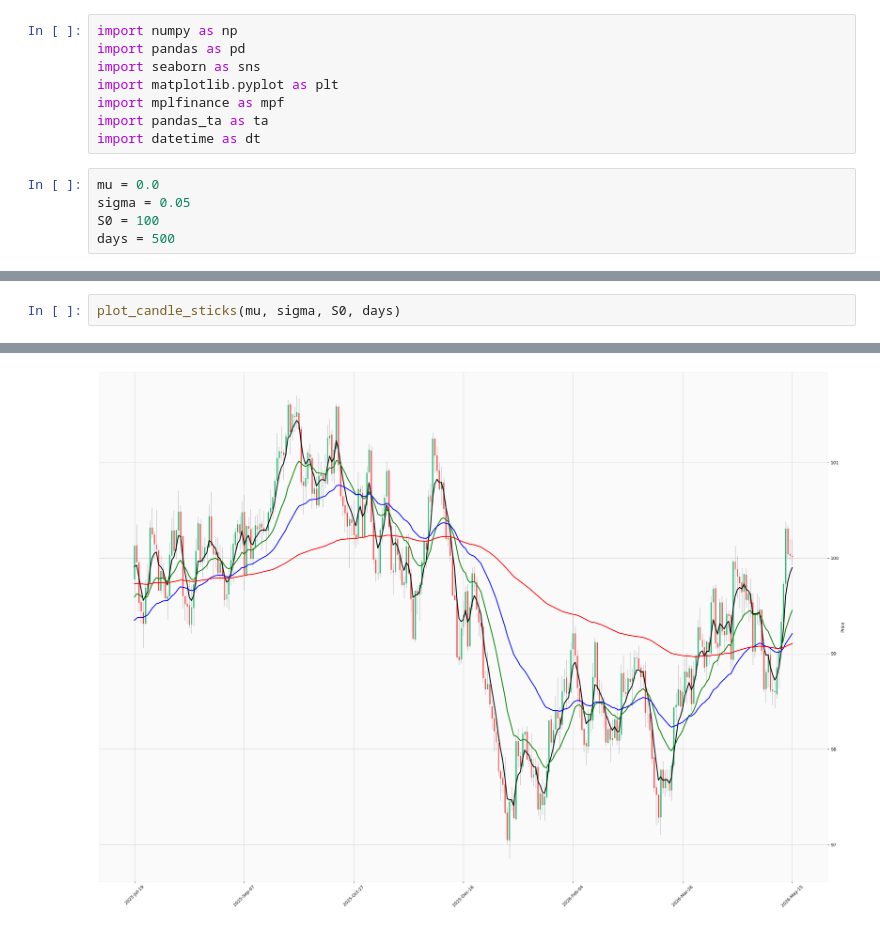
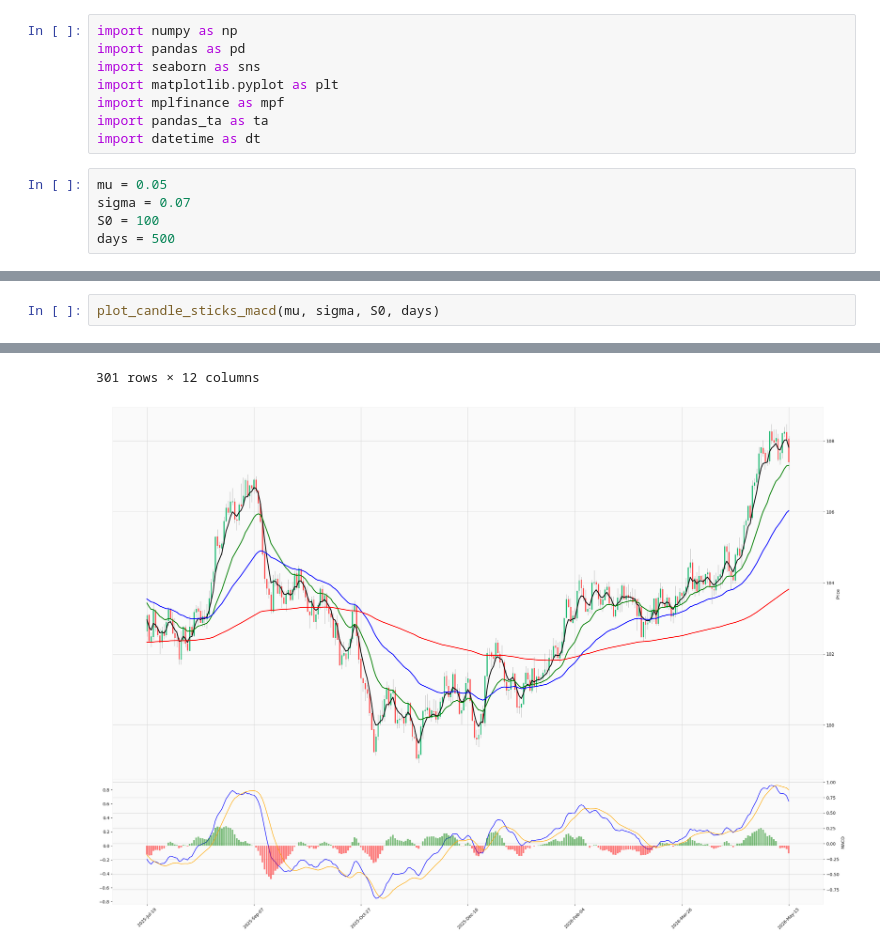
Before and after one commit to vkthakur90/AI_Applications, a Jupyter notebook: Monte_Carlo_Candlestick_Chart.ipynb, the cells around one changed output, grey strips where cells are left out. Drawn from its saved outputs; the diff is of its cells as text.

```diff
--- a/Monte_Carlo_Candlestick_Chart.ipynb
+++ b/Monte_Carlo_Candlestick_Chart.ipynb
@@ -30,8 +30,8 @@ import mplfinance as mpf
 import pandas_ta as ta
 import datetime as dt
 # %%
-mu = 0.0
-sigma = 0.05
+mu = 0.05
+sigma = 0.07
 S0 = 100
 days = 500
 # %%
@@ -86,4 +107,4 @@ def plot_candle_sticks(mu, sigma, S0, days):
     )
 # %%
-plot_candle_sticks(mu, sigma, S0, days)
+plot_candle_sticks_macd(mu, sigma, S0, days)
 # %% [output]
@@ -90 +123,2 @@ plot_candle_sticks(mu, sigma, S0, days)
+301 rows × 12 columns
-[figure, old version]
+[figure, new version]
```
Also changed, not shown: parts of 8 cells of this notebook.
